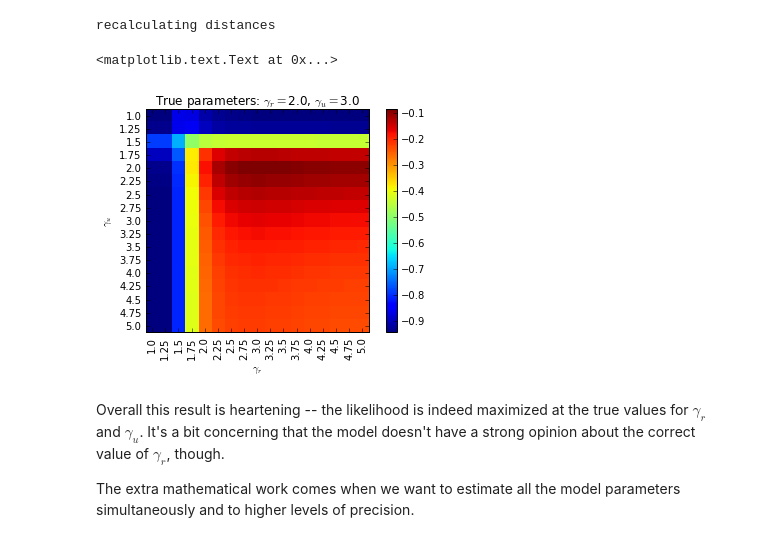
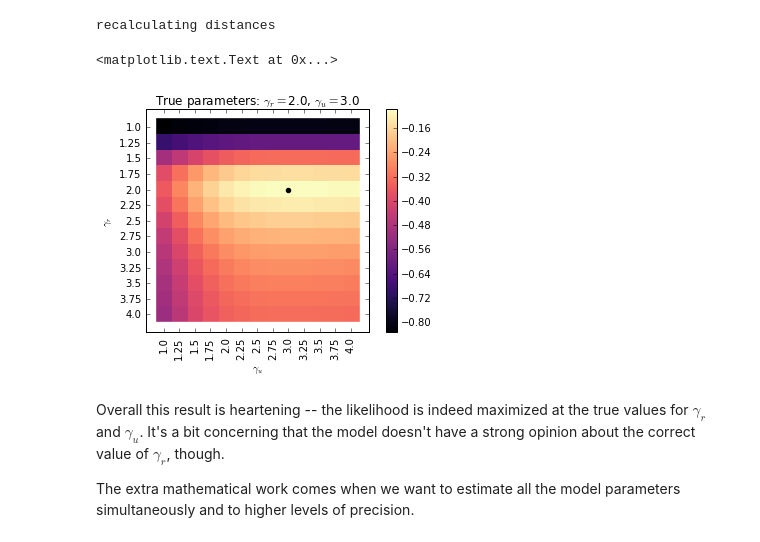
Before and after one commit to adrianalbert/city-simulator, a Jupyter notebook: Inference Basic Demo.ipynb, the cells around one changed output. Saved outputs shown, nothing was run; the diff lists cells and outputs as text; code cells hidden in the pictures.

Commit message:
truncation and centroid-based distance schemes

```diff
--- a/Inference Basic Demo.ipynb
+++ b/Inference Basic Demo.ipynb
@@ -14,7 +14,7 @@ from urban_growth.city_model_2 import *
 # Params
 
 ## Initial Configuration
-L = 100
+L = 200
 rho = .44
 blur = 2
 
@@ -30,6 +30,8 @@ pars = {'gamma_r' : 2.0,     # rural settlement more diffuse than urban
         'beta_r'  : -10.0,      # low background rates
         'beta_u'  : -10.0}
 
+truncation = 20
+
 geo = np.ones((L, L))
 
 for i in np.arange(0, L):
@@ -38,10 +40,17 @@ for i in np.arange(0, L):
 m = settlement_model(geo = geo)
 m.set_M0(L = L, density = rho, blur = blur)
 
-densities = m.density(T, pars, use_geo = True, stage = 'initial')
+densities = m.density(T, pars,
+                      use_geo = True,
+                      stage = 'initial',
+                      truncation = truncation)
+
 prob = densities[0] + densities[1]
 
-M = m.dynamics(T, pars, use_geo = True, n_iters = 1)
+M = m.dynamics(T, pars,
+               use_geo = True,
+               n_iters = 1,
+               truncation = truncation)
 # %% [output]
 recalculating distances
 recalculating distances
@@ -77,26 +86,34 @@ def test_likelihood(gamma_r, gamma_u):
                  internal_pars,
                  model_type = 'logistic',
                  normalized = True,
-                 use_geo    = True)
+                 use_geo    = True,
+                 truncation = truncation)
     return l1
 # %%
-npoints = 17
-ax = np.linspace(1, 5, npoints)
+npoints = 13
+ax = np.linspace(1, 4, npoints)
 coords = product(ax, ax)
 test = np.array([test_likelihood(coord[0], coord[1]) for coord in coords])
 # %% [output]
 recalculating distances
 # %%
-plt.imshow(test.reshape(len(ax), len(ax)), interpolation = 'nearest')
+plt.imshow(test.reshape(len(ax), len(ax)),
+           interpolation = 'nearest',
+          cmap = 'magma')
 plt.colorbar()
-plt.gca().set(xlabel = r'$\gamma_r$', ylabel = r'$\gamma_u$')
+plt.gca().set(xlabel = r'$\gamma_u$', ylabel = r'$\gamma_r$')
 ticks = plt.xticks(range(npoints), ax, rotation='vertical')
 ticks = plt.yticks(range(npoints), ax, rotation='horizontal')
 
+true_r = np.where(ax == pars['gamma_r'])[0][0]
+true_u = np.where(ax == pars['gamma_u'])[0][0]
+
+plt.scatter(true_u, true_r, color = 'black')
+
 plt.title("True parameters: " + r'$\gamma_r = $' + str(pars['gamma_r']) + ', ' + r'$\gamma_u = $' + str(pars['gamma_u']))
 # %% [output]
 <matplotlib.text.Text at 0x...>
-[figure, old version]
+[figure, new version]
 # %% [markdown]
 Overall this result is heartening -- the likelihood is indeed maximized at the true values for $\gamma_r$ and $\gamma_u$. It's a bit concerning that the model doesn't have a strong opinion about the correct value of $\gamma_r$, though.
 
```
Also changed, not shown: parts of 2 cells of this notebook, 4 other files.
